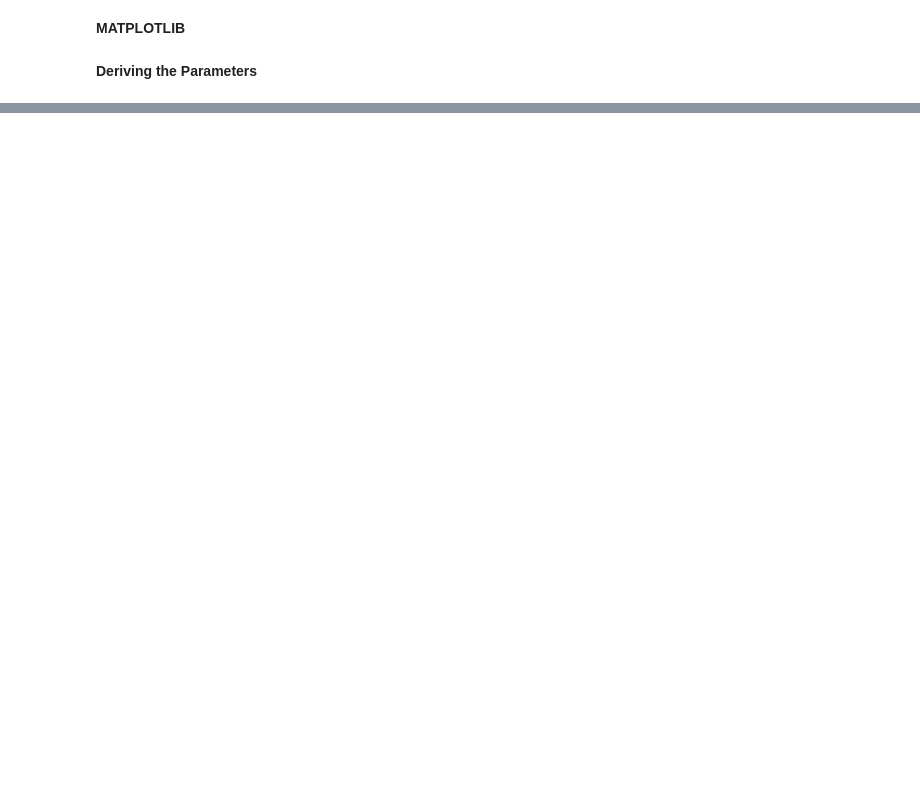
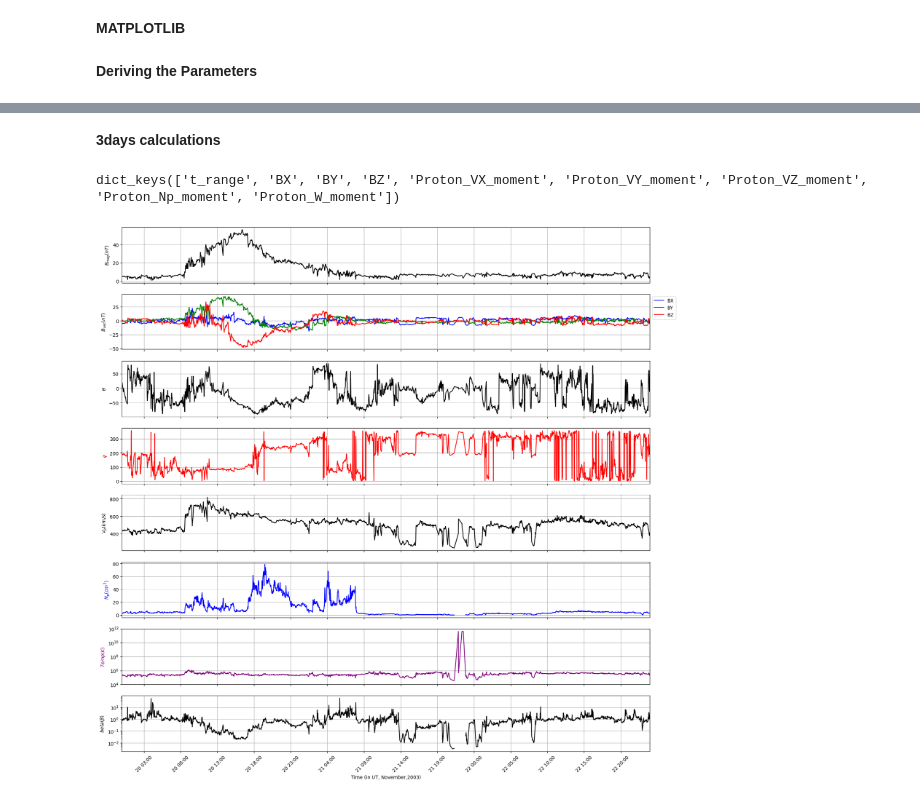
Before and after one commit to Tobaisfire/ICME-ML, a Jupyter notebook: Pyspedas.ipynb, the cells around one changed output, grey strips where cells are left out. Cells and saved outputs as stored; diff of their text form; code cells hidden in the pictures; blank space fills up the shorter version.

```diff
--- a/Pyspedas.ipynb
+++ b/Pyspedas.ipynb
@@ -118,6 +85,11 @@ def plasma_beta(n_p : np.array,Bmag: np.array ,T: np.array) -> np.array:
                                                     # Plasma temperature in Kelvin (example value)
 
     # Magnetic field strength in nanoTesla (example value)
+
+    if Bmag[Bmag >= 1000]:
+        Bmag[Bmag >= 1000] = np.nan
+        Bmag = pd.Series(Bmag).interpolate().values
+
     B = Bmag * 1e-9            # Conversion from nanoTesla to Tesla
 
     # Calculate plasma beta
@@ -280,0 +198,44 @@ print(interpolated_data)
+# %%
+from modules.combine_cdf import merge_cdf
+import cdflib
+
+cd1 = cdflib.CDF(r'wind_data\swe\swe_h1\2003\wi_h1_swe_20031120_v01.cdf')
+cd2 = cdflib.CDF(r'wind_data\swe\swe_h1\2003\wi_h1_swe_20031121_v01.cdf')
+cd3 = cdflib.CDF(r'wind_data\swe\swe_h1\2003\wi_h1_swe_20031122_v01.cdf')
+
+days_3 = merge_cdf(cd1,cd2,cd3)
+# %% [markdown]
+**3days calculations**
+# %%
+days_3.keys()
+# %% [output]
+dict_keys(['t_range', 'BX', 'BY', 'BZ', 'Proton_VX_moment', 'Proton_VY_moment', 'Proton_VZ_moment', 'Proton_Np_moment', 'Proton_W_moment'])
+# %%
+#plotting variables
+
+from modules.calparam import *
+
+BX,BY,BZ,b_mag = bmagnitude(days_3)
+
+
+p_density = days_3['Proton_Np_moment']
+if len(p_density[p_density >= 10000]) >= 1:
+    p_density[p_density >= 10000] = np.nan
+    p_density = pd.Series(p_density).interpolate().values
+
+vp = Vp_vec(days_3)
+
+temp = Temperature(days_3)
+
+
+p_beta = plasma_beta(p_density,b_mag,temp)
+
+tehta_angle,phi_angle = angels(BX,BY,BZ,b_mag)
+# %%
+from modules.plotter import Plotting
+
+plot  = Plotting()
+
+plot.ipplot(days_3['t_range'],b_mag,BX,BY,BZ,tehta_angle,phi_angle,vp,p_density,temp,p_beta)
+# %% [output]
+[figure, added]
```
Also changed, not shown: parts of 11 cells of this notebook, 13 other files.
